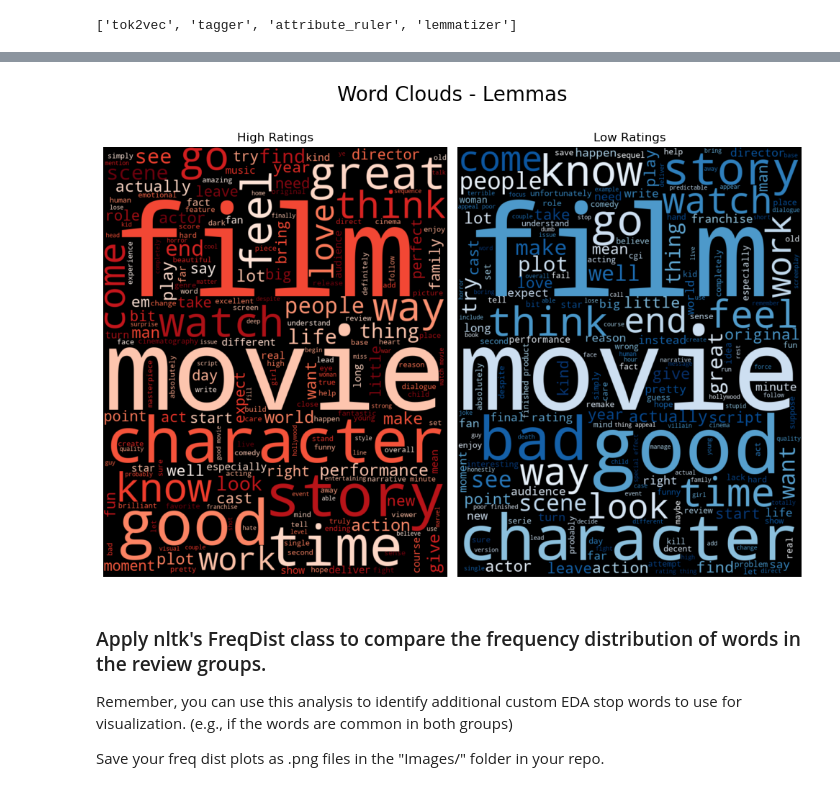
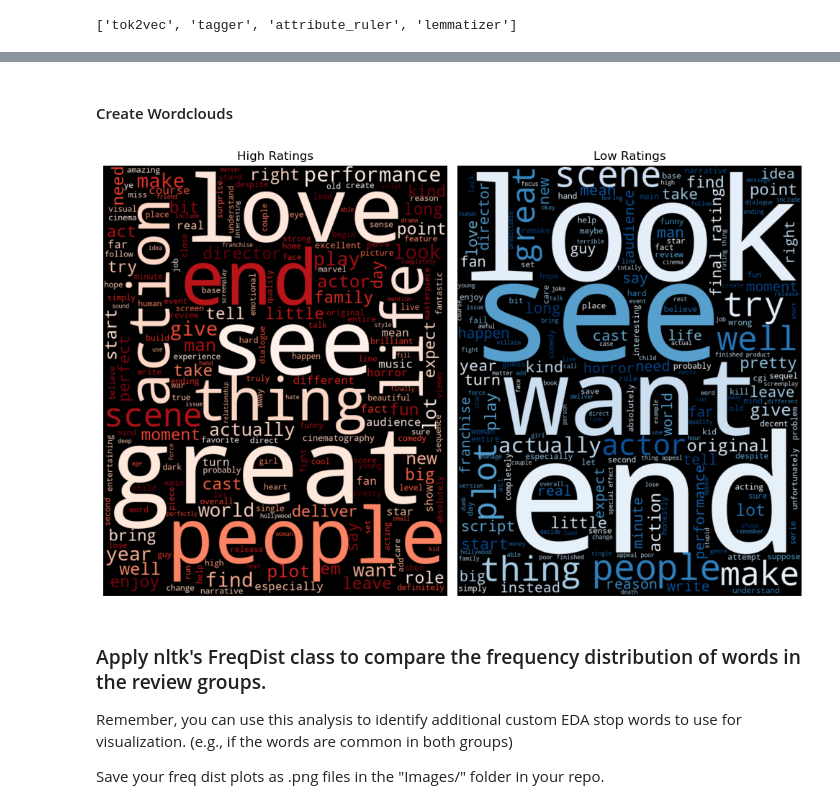
Before and after one commit to EhLeeOod/movie-project, a Jupyter notebook: project-2-part-5.ipynb, the cells around one changed output, grey strips where cells are left out. Drawn from its saved outputs; the diff is of its cells as text; code cells hidden in the pictures.

Commit message:
custom stopwords

```diff
--- a/project-2-part-5.ipynb
+++ b/project-2-part-5.ipynb
@@ -180,6 +180,12 @@ filter_low = df['high_low'] == 'low'
 high_lemmas_joined= " ".join(df.loc[filter_high, 'lemmas_joined'])
 # Make a single giant string with entire group of <=4.0 ratings
 low_lemmas_joined= " ".join(df.loc[filter_low, 'lemmas_joined'])
+# %% [markdown]
+#### Create Wordclouds
+# %%
+# define custom stopwords
+from wordcloud import STOPWORDS
+custom_stopwords = ['film','movie','character','bad','good', 'story', 'time', 'go', 'watch', 'think', 'know', 'feel','way','come','work', *STOPWORDS]
 # %%
 # create 2 wordclouds: high and low
 
@@ -187,25 +193,26 @@ high_cloud = WordCloud(random_state = 42,
                       width = 800,
                       height = 1000,
                       min_word_length = 2, colormap="Reds",
+                       stopwords=custom_stopwords
                      ).generate(high_lemmas_joined)
 low_cloud = WordCloud(random_state = 42,
                        width = 800,
                        height= 1000,
                        min_word_length = 2,
                        colormap="Blues",
+                      stopwords=custom_stopwords
                       ).generate(low_lemmas_joined)
 # %%
 # Plot the wordclouds side by side
 fig, axes = plt.subplots(ncols=2, figsize=(10, 7))
 axes[0].imshow(high_cloud, interpolation='bilinear')
 axes[0].set_title("High Ratings")
 axes[1].imshow(low_cloud, interpolation='bilinear')
 axes[1].set_title("Low Ratings")
 [ax.axis('off') for ax in axes]
 fig.tight_layout();
-fig.suptitle('Word Clouds - Lemmas', fontsize=20, y=1.05);
 # %% [output]
-[figure, old version]
+[figure, new version]
 # %% [markdown]
 ### Apply nltk's FreqDist class to compare the frequency distribution of words in the review groups.
 
```
